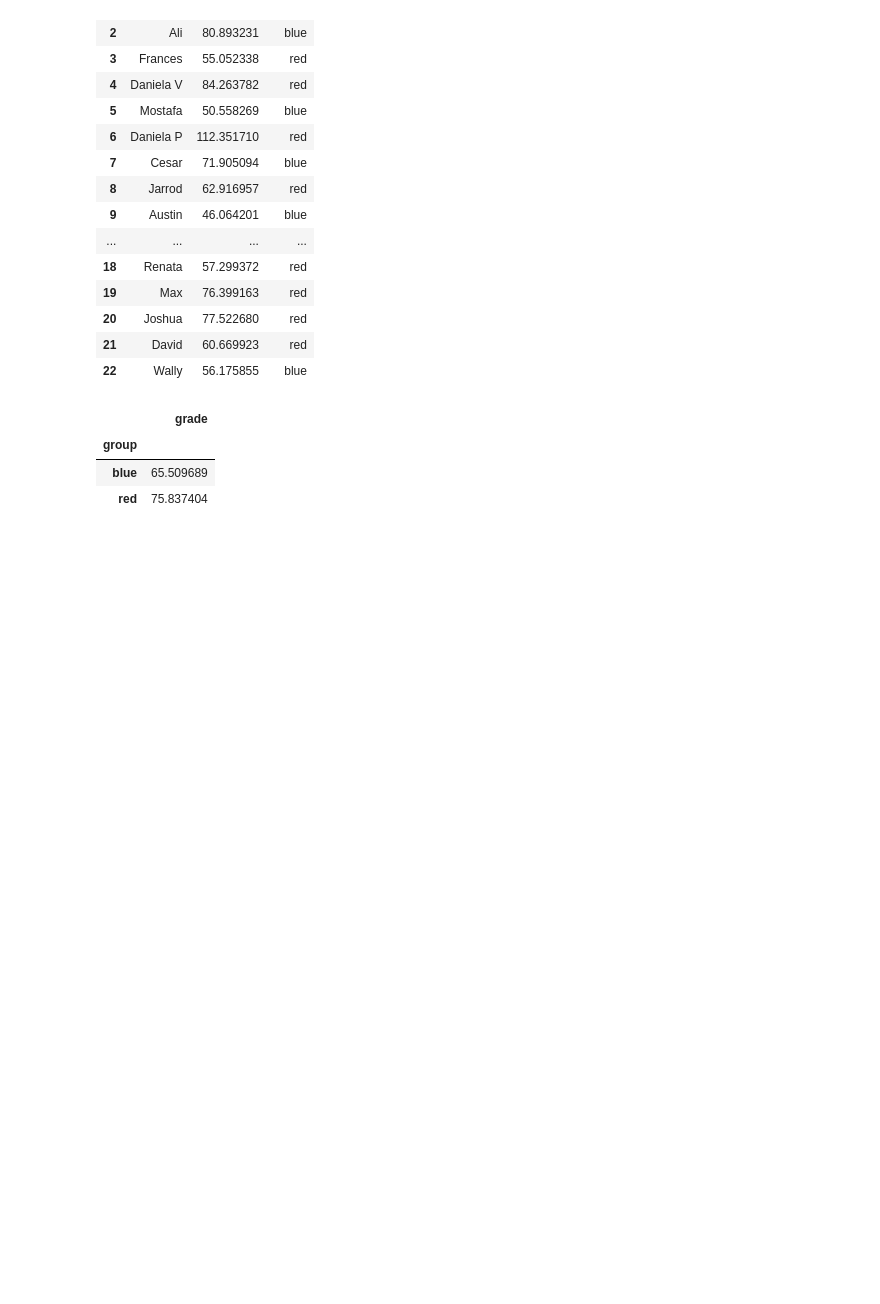
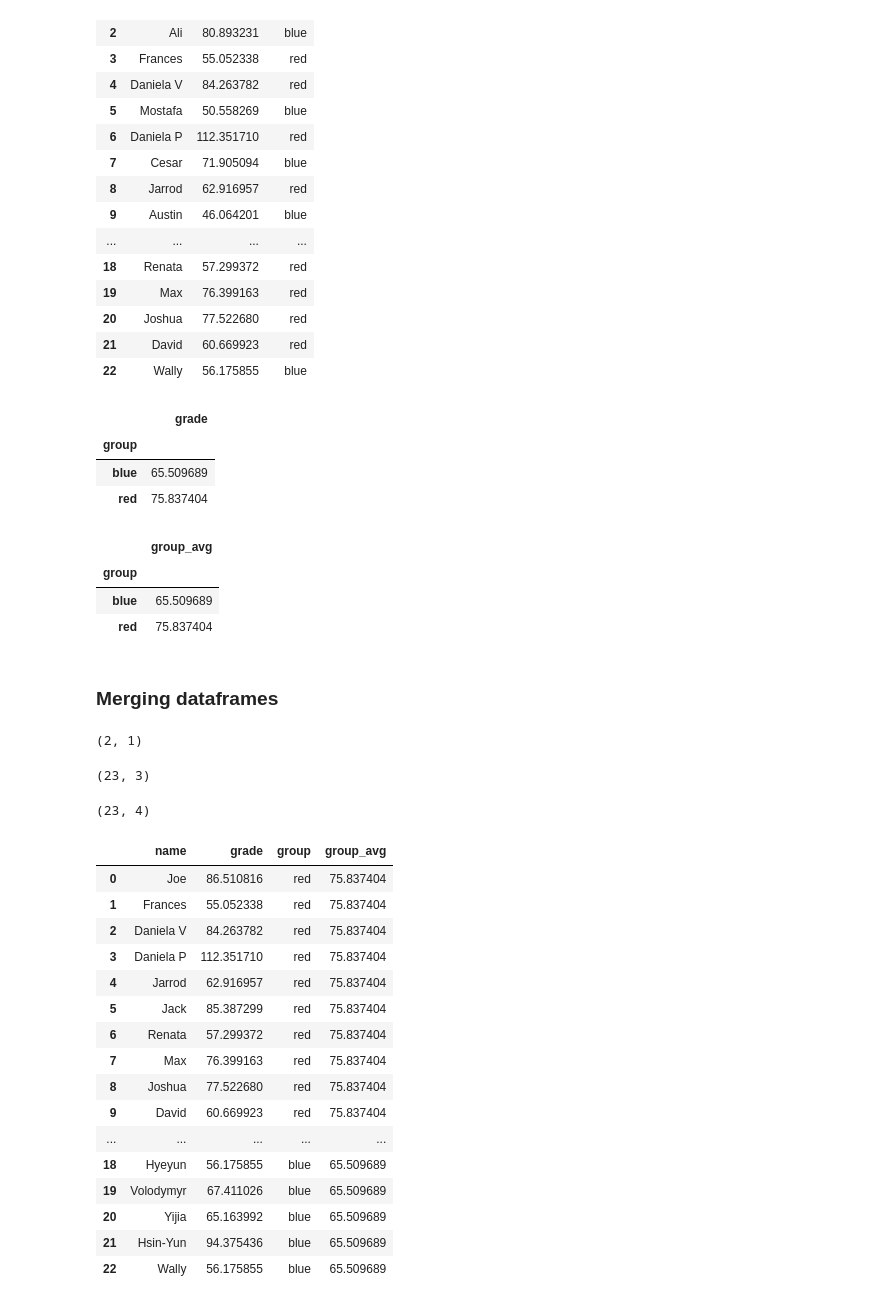
Before and after one commit to austinknies/python_workshop, a Jupyter notebook: pandas_intro.ipynb, the cells around one changed output. Cells and saved outputs as stored; diff of their text form; code cells hidden in the pictures; blank space fills up the shorter version.

```diff
--- a/pandas_intro.ipynb
+++ b/pandas_intro.ipynb
@@ -287,3 +287,47 @@ roster.groupby(by=['group']).mean()
 | group |  |
 | blue | 65.509689 |
 | red | 75.837404 |
+# %%
+group_means = roster.groupby(by=['group']).mean()
+group_means.rename(columns={'grade': 'group_avg'}, inplace=True)
+group_means
+# %% [output]
+|  | group_avg |
+| group |  |
+| blue | 65.509689 |
+| red | 75.837404 |
+# %% [markdown]
+### Merging dataframes
+# %%
+group_means.shape
+# %% [output]
+(2, 1)
+# %%
+roster.shape
+# %% [output]
+(23, 3)
+# %%
+roster = roster.merge(group_means, on=['group'])
+roster.shape
+# %% [output]
+(23, 4)
+# %%
+roster
+# %% [output]
+|  | name | grade | group | group_avg |
+| 0 | Joe | 86.510816 | red | 75.837404 |
+| 1 | Frances | 55.052338 | red | 75.837404 |
+| 2 | Daniela V | 84.263782 | red | 75.837404 |
+| 3 | Daniela P | 112.351710 | red | 75.837404 |
+| 4 | Jarrod | 62.916957 | red | 75.837404 |
+| 5 | Jack | 85.387299 | red | 75.837404 |
+| 6 | Renata | 57.299372 | red | 75.837404 |
+| 7 | Max | 76.399163 | red | 75.837404 |
+| 8 | Joshua | 77.522680 | red | 75.837404 |
+| 9 | David | 60.669923 | red | 75.837404 |
+| ... | ... | ... | ... | ... |
+| 18 | Hyeyun | 56.175855 | blue | 65.509689 |
+| 19 | Volodymyr | 67.411026 | blue | 65.509689 |
+| 20 | Yijia | 65.163992 | blue | 65.509689 |
+| 21 | Hsin-Yun | 94.375436 | blue | 65.509689 |
+| 22 | Wally | 56.175855 | blue | 65.509689 |
```
Also changed, not shown: parts of 26 cells of this notebook, 3 other files.
